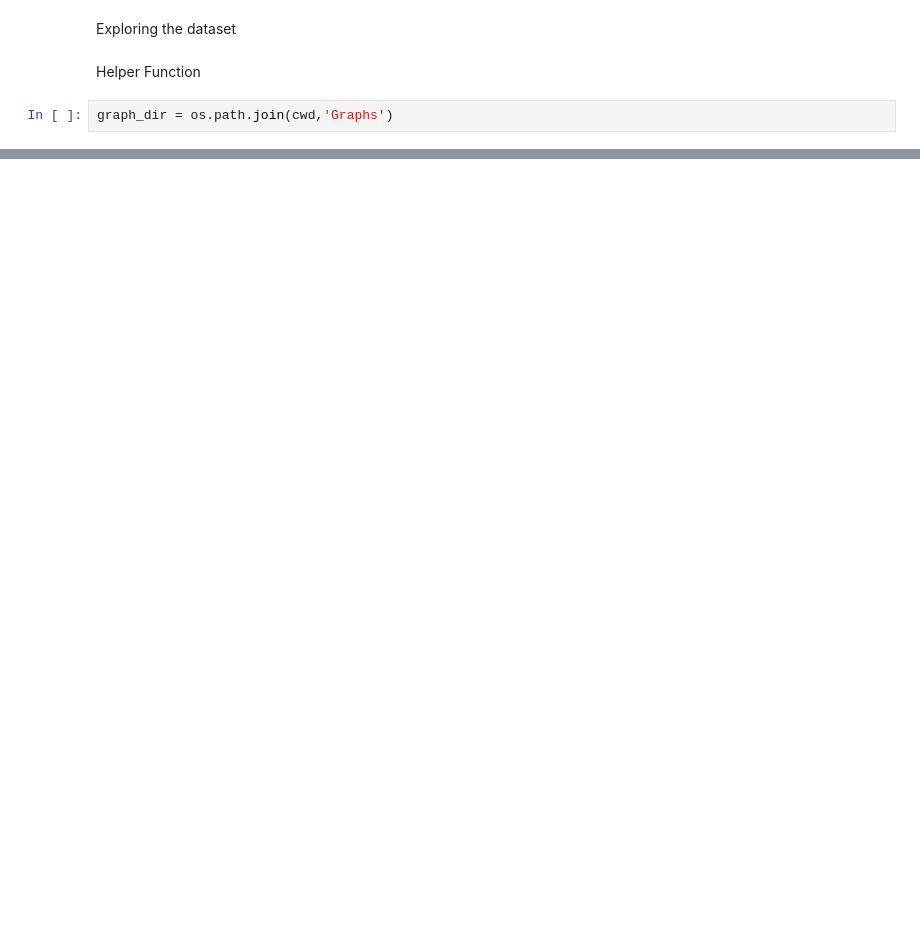
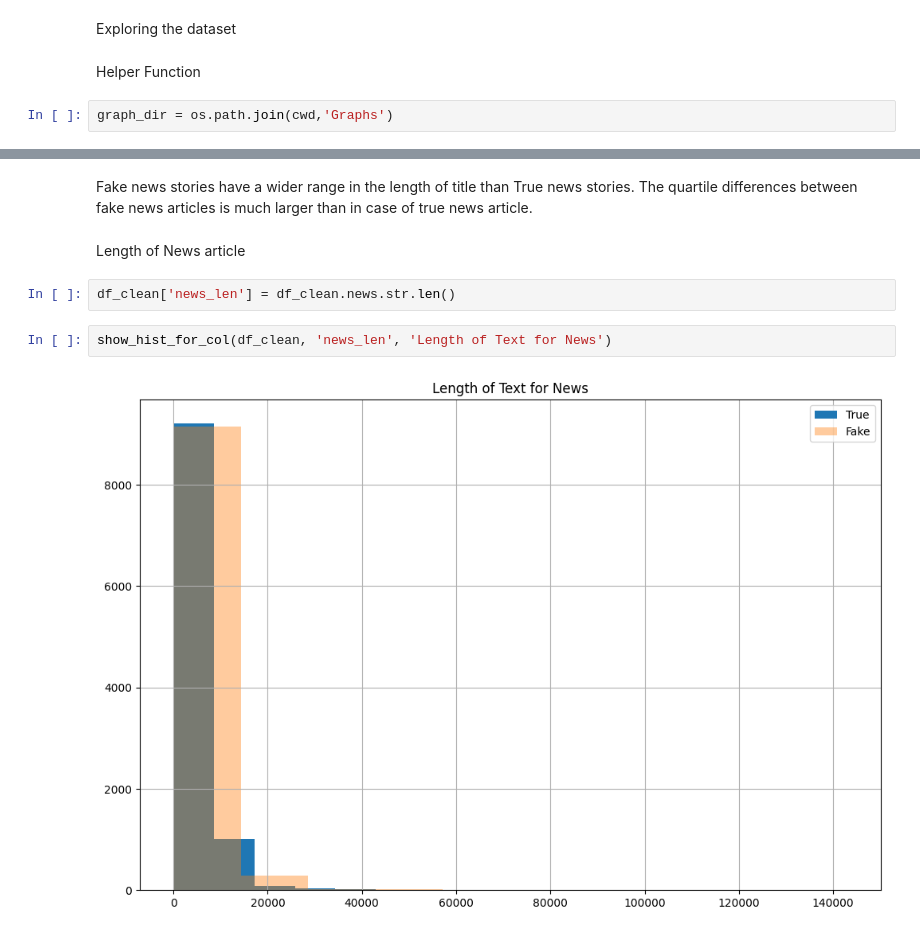
Before and after one commit to kanaishk/Fake-News-Detection, a Jupyter notebook: EDA.ipynb, the cells around one changed output, grey strips where cells are left out. Cells and saved outputs as stored; diff of their text form; blank space fills up the shorter version.

```diff
--- a/EDA.ipynb
+++ b/EDA.ipynb
@@ -335,0 +382,10 @@ def show_hist_for_col(df, column, title):
+# %% [markdown]
+Fake news stories have a wider range in the length of title than True news stories. The quartile differences between fake news articles is much larger than in case of true news article.
+# %% [markdown]
+Length of News article
+# %%
+df_clean['news_len'] = df_clean.news.str.len()
+# %%
+show_hist_for_col(df_clean, 'news_len', 'Length of Text for News')
+# %% [output]
+[figure, added]
```
Also changed, not shown: parts of 78 cells of this notebook, 8 other files.
